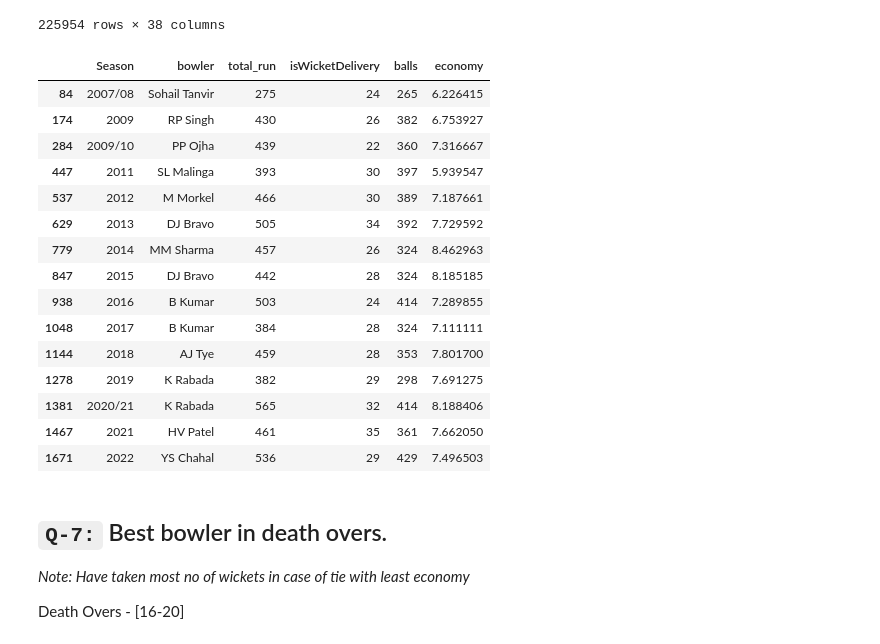
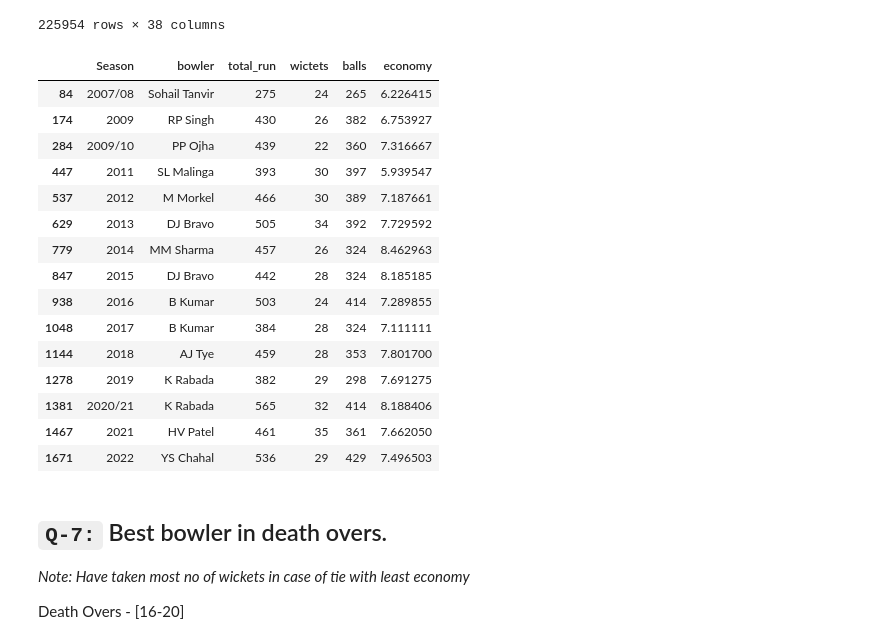
Before and after one commit to visheshbpatel/data-science, a Jupyter notebook: 05-pandas/20-pandas-merging/02-task.ipynb, the cells around one changed output. Cells and saved outputs as stored; diff of their text form; code cells hidden in the pictures.

```diff
--- a/05-pandas/20-pandas-merging/02-task.ipynb
+++ b/05-pandas/20-pandas-merging/02-task.ipynb
@@ -406,28 +406,28 @@ new_ipl
 # %%
 purple = new_ipl.groupby(['Season','bowler']).agg({
     'total_run': 'sum',
     'isWicketDelivery': 'sum',
     'batsman_run': 'count'
 }).reset_index()
 
 
-purple = purple.rename(columns={'batsman_run': 'balls'})
+purple = purple.rename(columns={'batsman_run': 'balls', 'isWicketDelivery':'wictets'})
 
 
 purple['economy'] = (purple['total_run'] / purple['balls']) * 6
 
 
 purple = purple.sort_values(
-    ['Season','isWicketDelivery','economy'],
+    ['Season','wictets','economy'],
     ascending=[True, False, True]
 )
 
 
 purple_cap = purple.groupby('Season').head(1)
 
 purple_cap
 # %% [output]
-|  | Season | bowler | total_run | isWicketDelivery | balls | economy |
+|  | Season | bowler | total_run | wictets | balls | economy |
 | 84 | 2007/08 | Sohail Tanvir | 275 | 24 | 265 | 6.226415 |
 | 174 | 2009 | RP Singh | 430 | 26 | 382 | 6.753927 |
 | 284 | 2009/10 | PP Ojha | 439 | 22 | 360 | 7.316667 |
```
Also changed, not shown: parts of 15 cells of this notebook, 8 other files.
